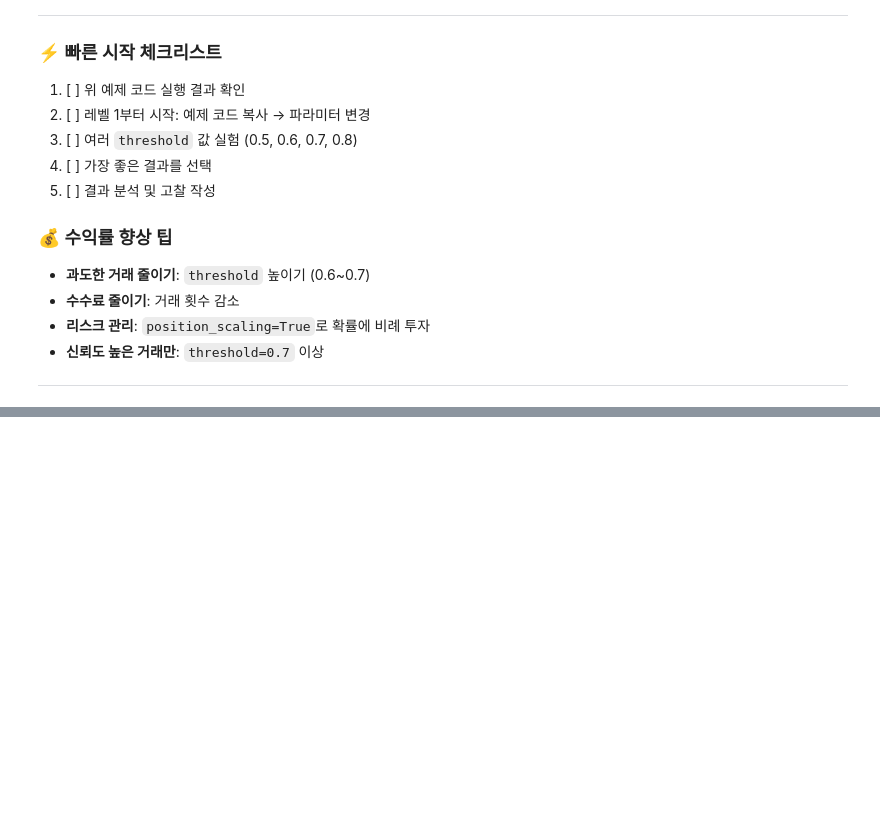
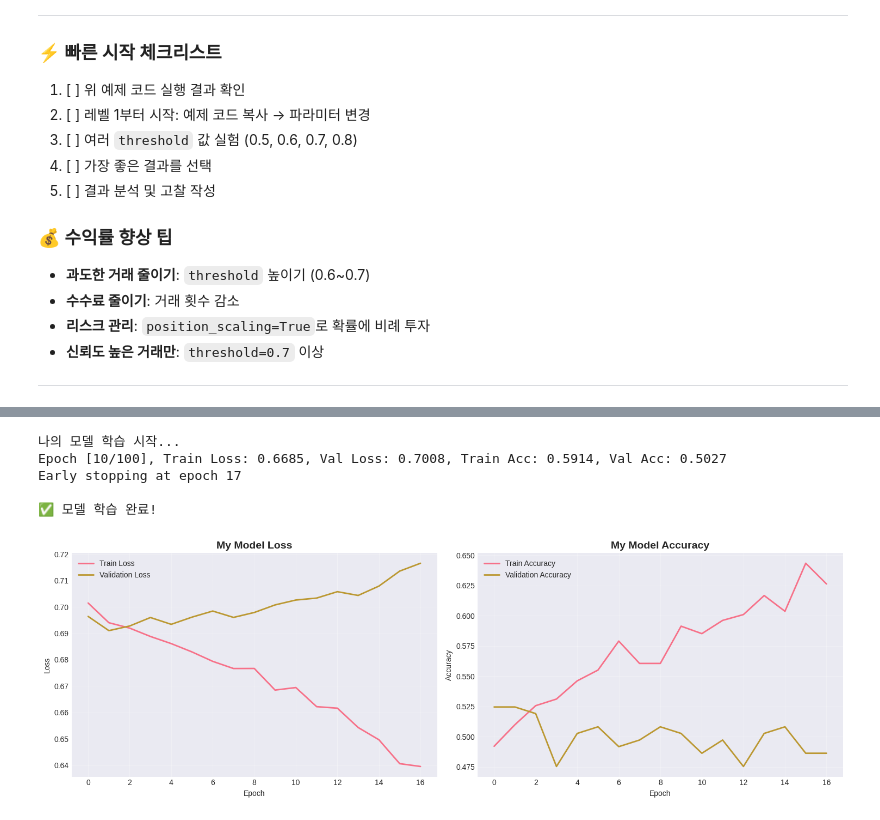
Before and after one commit to 5636028-cmyk/TimeSeriesForecastingTest, a Jupyter notebook: assignment_notebook.ipynb, the cells around one changed output, grey strips where cells are left out. Drawn from its saved outputs; the diff is of its cells as text; code cells hidden in the pictures; blank space fills up the shorter version.

```diff
--- a/assignment_notebook.ipynb
+++ b/assignment_notebook.ipynb
@@ -798,36 +923,44 @@ class MyTradingModel(nn.Module):
 # %%
 # TODO: 모델 학습 (주석 해제 후 사용)
 
-# print("나의 모델 학습 시작...")
-# my_history = train_model(
-#     model=my_model,
-#     train_loader=train_loader,
-#     val_loader=val_loader,
-#     epochs=100,
-#     lr=0.001,
-#     patience=15
-# )
-# print("\n✅ 모델 학습 완료!")
+print("나의 모델 학습 시작...")
+my_history = train_model(
+    model=my_model,
+    train_loader=train_loader,
+    val_loader=val_loader,
+    epochs=100,
+    lr=0.001,
+    patience=15
+)
+print("\n✅ 모델 학습 완료!")
+# %% [output]
+나의 모델 학습 시작...
+Epoch [10/100], Train Loss: 0.6685, Val Loss: 0.7008, Train Acc: 0.5914, Val Acc: 0.5027
+Early stopping at epoch 17
+
+✅ 모델 학습 완료!
 # %%
 # TODO: 학습 과정 시각화 (선택사항)
 
-# fig, axes = plt.subplots(1, 2, figsize=(15, 5))
-# axes[0].plot(my_history["train_loss"], label="Train Loss", linewidth=2)
-# axes[0].plot(my_history["val_loss"], label="Validation Loss", linewidth=2)
-# axes[0].set_title("My Model Loss", fontsize=14, fontweight="bold")
-# axes[0].set_xlabel("Epoch")
-# axes[0].set_ylabel("Loss")
-# axes[0].legend()
-# axes[0].grid(True, alpha=0.3)
-# axes[1].plot(my_history["train_acc"], label="Train Accuracy", linewidth=2)
-# axes[1].plot(my_history["val_acc"], label="Validation Accuracy", linewidth=2)
-# axes[1].set_title("My Model Accuracy", fontsize=14, fontweight="bold")
-# axes[1].set_xlabel("Epoch")
-# axes[1].set_ylabel("Accuracy")
-# axes[1].legend()
-# axes[1].grid(True, alpha=0.3)
-# plt.tight_layout()
-# plt.show()
+fig, axes = plt.subplots(1, 2, figsize=(15, 5))
+axes[0].plot(my_history["train_loss"], label="Train Loss", linewidth=2)
+axes[0].plot(my_history["val_loss"], label="Validation Loss", linewidth=2)
+axes[0].set_title("My Model Loss", fontsize=14, fontweight="bold")
+axes[0].set_xlabel("Epoch")
+axes[0].set_ylabel("Loss")
+axes[0].legend()
+axes[0].grid(True, alpha=0.3)
+axes[1].plot(my_history["train_acc"], label="Train Accuracy", linewidth=2)
+axes[1].plot(my_history["val_acc"], label="Validation Accuracy", linewidth=2)
+axes[1].set_title("My Model Accuracy", fontsize=14, fontweight="bold")
+axes[1].set_xlabel("Epoch")
+axes[1].set_ylabel("Accuracy")
+axes[1].legend()
+axes[1].grid(True, alpha=0.3)
+plt.tight_layout()
+plt.show()
+# %% [output]
+[figure, added]
 # %%
 # TODO: 예측 및 트레이딩 시뮬레이션 (주석 해제 후 사용)
 
```
Also changed, not shown: parts of 26 cells of this notebook.
